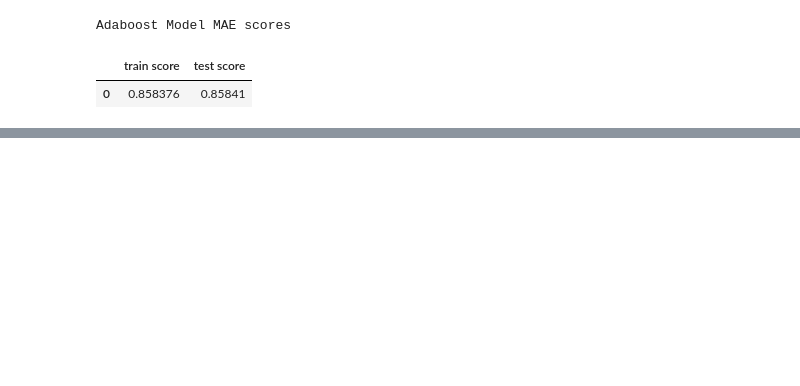
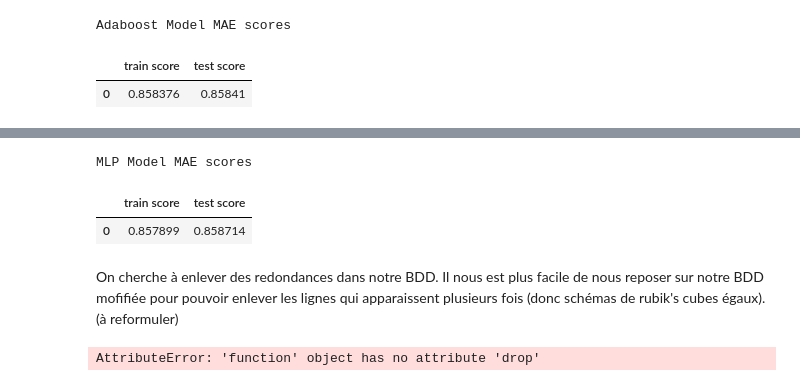
Before and after one commit to tintamaria95/MLProject-Rubik-s-Cube, a Jupyter notebook: projetML.ipynb, the cells around one changed output, grey strips where cells are left out. Drawn from its saved outputs; the diff is of its cells as text; code cells hidden in the pictures; blank space fills up the shorter version.

```diff
--- a/projetML.ipynb
+++ b/projetML.ipynb
@@ -527,3 +648,32 @@ Adaboost Model MAE scores
+# %%
+X_train_modif, X_test_modif, y_train_modif, y_test_modif = train_test_split(X_modif, y_modif, test_size=0.15,stratify=y_modif, random_state=42)
+mlp = MLPClassifier()
+mlp.fit(X_train_modif, y_train_modif)
+y_pred_modif_train = mlp.predict(X_train_modif)
+y_pred_modif = mlp.predict(X_test_modif)
+display_mae_scores([mae(y_train_modif, y_pred_modif_train)], [mae(y_test_modif, y_pred_modif)], 'MLP Model MAE scores')
+# %% [output]
+MLP Model MAE scores
+|  | train score | test score |
+| 0 | 0.857899 | 0.858714 |
+# %% [markdown]
+On cherche à enlever des redondances dans notre BDD. Il nous est plus facile de nous reposer sur notre BDD mofifiée pour pouvoir enlever les lignes qui apparaissent plusieurs fois (donc schémas de rubik's cubes égaux). (à reformuler)
+# %%
+# Création de dmodif séparée des lignes redondantes
+dmodif2 = dmodif.copy()
+dmodif2 = dmodif2.drop(dmodif2.iloc[:, range(25)], axis=1)
+# ON ELEVE LES LIGNES REDONDANTES
+dmodif2 = dmodif2.drop_duplicates
+X_modif = dmodif2.drop(['distance'], axis=1)
+y_modif = dmodif2[['distance']]
+X_train_modif, X_test_modif, y_train_modif, y_test_modif = train_test_split(X_modif, y_modif, test_size=0.15,stratify=y_modif, random_state=42)
+mlp = MLPClassifier(hidden_layer_sizes=(300,))
+mlp.fit(X_train_modif, y_train_modif)
+y_pred_modif_train = mlp.predict(X_train_modif)
+y_pred_modif = mlp.predict(X_test_modif)
+display_mae_scores([mae(y_train_modif, y_pred_modif_train)], [mae(y_test_modif, y_pred_modif)], 'MLP Model MAE scores')
+# %% [output]
+AttributeError: 'function' object has no attribute 'drop'
 # %%
 model = lr_results['estimator'][0]
 dtest = df.drop(['ID'], axis=1)
```
Also changed, not shown: parts of 13 cells of this notebook, 3 other files.
